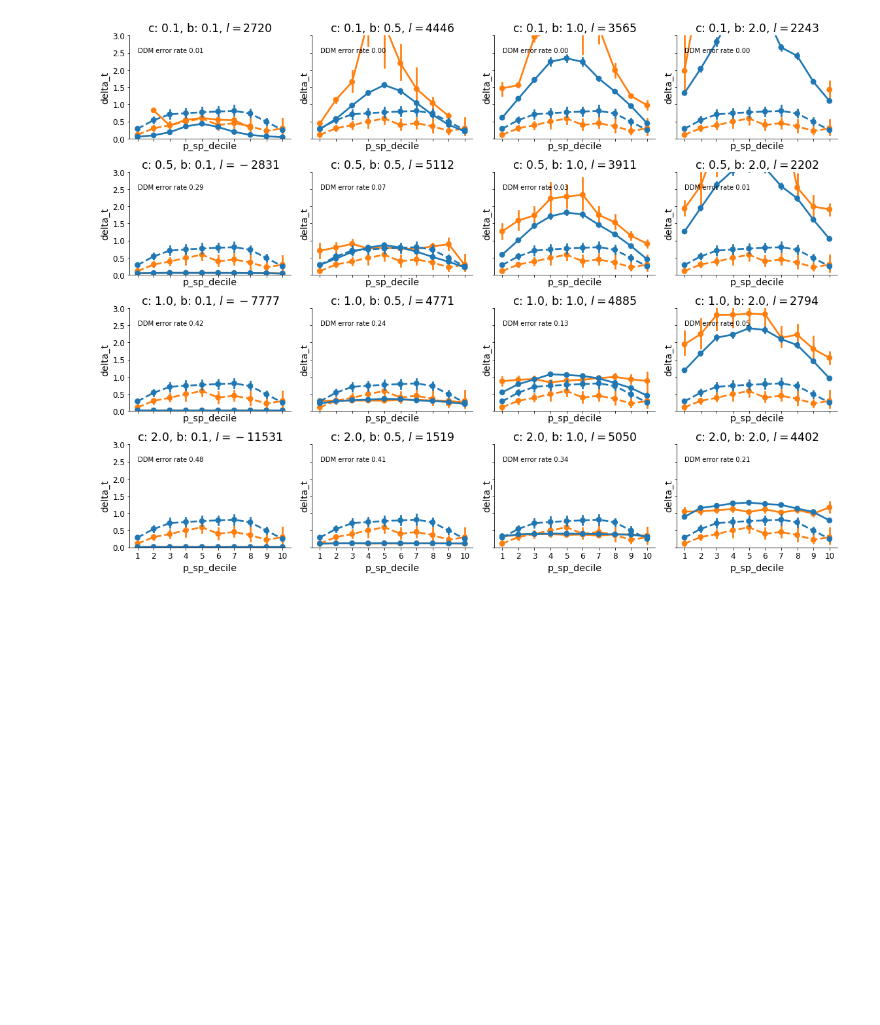
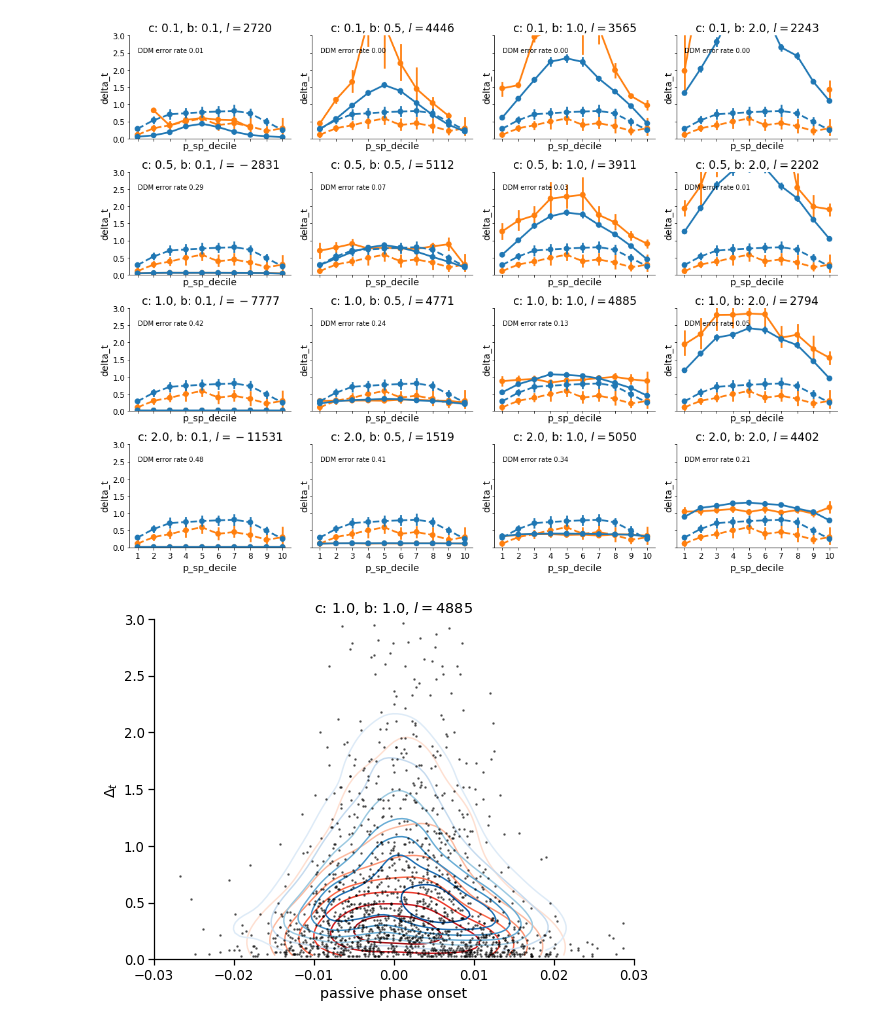
Before and after one commit to cherepaha/initiation, a Jupyter notebook: steering_data_analysis.ipynb, the cells around one changed output. Drawn from its saved outputs; the diff is of its cells as text; code cells hidden in the pictures; blank space fills up the shorter version.

```diff
--- a/steering_data_analysis.ipynb
+++ b/steering_data_analysis.ipynb
@@ -503,7 +508,7 @@ def plot_pdf(x, ax=None, ls='-'):
 
     return ax
 
-def plot_2d_hist(var1, var2, ax, show_data=False, show_pdf=True, cmap='viridis'):
+def plot_2d_hist(var1, var2, ax, show_data=False, show_pdf=True, cmap='viridis', data_alpha=0.2):
     values = np.vstack([var1, var2])
 
     [xmin, xmax] = var1.quantile([0.0, 0.99])
@@ -518,7 +523,7 @@ def plot_2d_hist(var1, var2, ax, show_data=False, show_pdf=True, cmap='viridis')
         CS = ax.contour(X, Y, Z, cmap=cmap)
 
     if show_data:
-        ax.plot(var1, var2, 'k.', markersize=3, alpha=0.2)
+        ax.plot(var1, var2, 'k.', markersize=3, alpha=data_alpha)
 
     ax.set_xlabel('passive phase onset')
     ax.set_ylabel('$\Delta_t$')
@@ -591,3 +592,38 @@ MainProcess pypet.storageservice.HDF5StorageService INFO     Loading branch `con
 MainProcess pypet.storageservice.HDF5StorageService INFO     Loading branch `parameters` in mode `2`.
 MainProcess pypet.storageservice.HDF5StorageService INFO     Loading branch `results` in mode `2`.
 [figure]
+# %%
+filename=os.path.join(hdf_path, 'ddm_steering.hdf5')
+exp_passive_phases = passive_phases_lk
+
+traj = Trajectory('DDM_steering')
+traj.f_load(filename=filename, index=-1, load_parameters=2, load_results=2)
+
+run = traj.f_get_run_names()[10]
+
+model_data = traj[run].result
+# model_data['sp_decile'] = pd.qcut(model_data['sp'], 10, labels=np.arange(1,11))
+
+model_data_correct, model_data_error = model_data[model_data.is_correct], model_data[~model_data.is_correct]
+exp_data_correct, exp_data_error = exp_passive_phases[exp_passive_phases.is_correct], exp_passive_phases[~exp_passive_phases.is_correct]
+
+model_pdf_correct = get_model_pdf(model_data_correct)
+model_pdf_error = get_model_pdf(model_data_error)
+log_lik_correct = get_log_likelihood(model_pdf_correct, exp_data_correct)
+log_lik_error = get_log_likelihood(model_pdf_error, exp_data_error)
+#         log_lik_str = r', $l_1 = %.0f, l_2 = %.0f$' % (log_lik_correct, log_lik_error)
+log_lik_str = r', $l = %.0f$' % (log_lik_correct + log_lik_error)
+# %%
+sns.set_context("notebook", font_scale=1.2)
+fig, ax = plt.subplots(1, figsize=(8,6))
+
+plot_2d_hist(exp_data_correct.p_sp, exp_data_correct.delta_t, ax, show_data=True, show_pdf=True, cmap='Reds', data_alpha=0.5)
+plot_2d_hist(model_data_correct.sp, model_data_correct.delta_t, ax, show_data=False, cmap='Blues')
+# ax.text(0.015, 2.5, 'DDM error rate %.2f' % (1-model_data.is_correct.mean()))
+ax.set_xlim((-0.03, 0.03))
+ax.set_ylim((0.0, 3.0))
+title = (traj.f_get_run_information(run)['parameter_summary'] + log_lik_str).replace("  ", "")
+ax.set_title(title, )
+plt.savefig(os.path.join(figure_path, 'ddm_best_fit'+figure_format))
+# %% [output]
+[figure, added]
```
Also changed, not shown: parts of 10 cells of this notebook, 9 other files.
